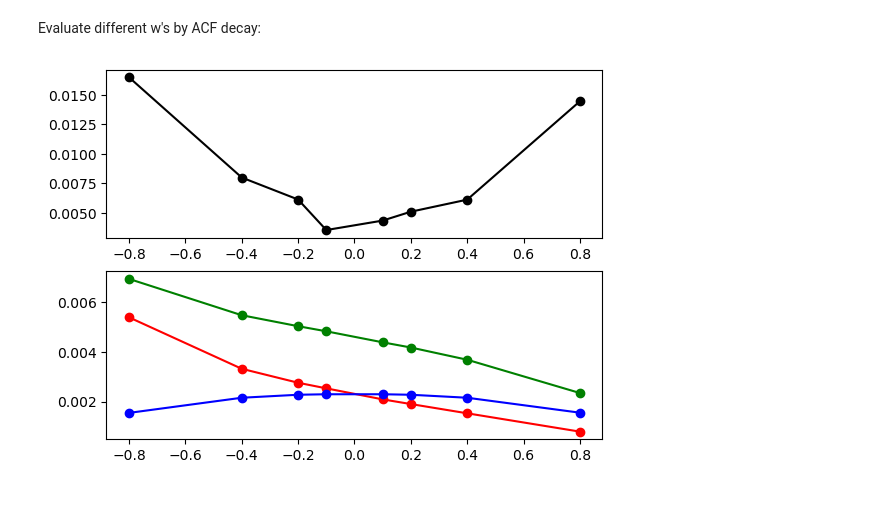
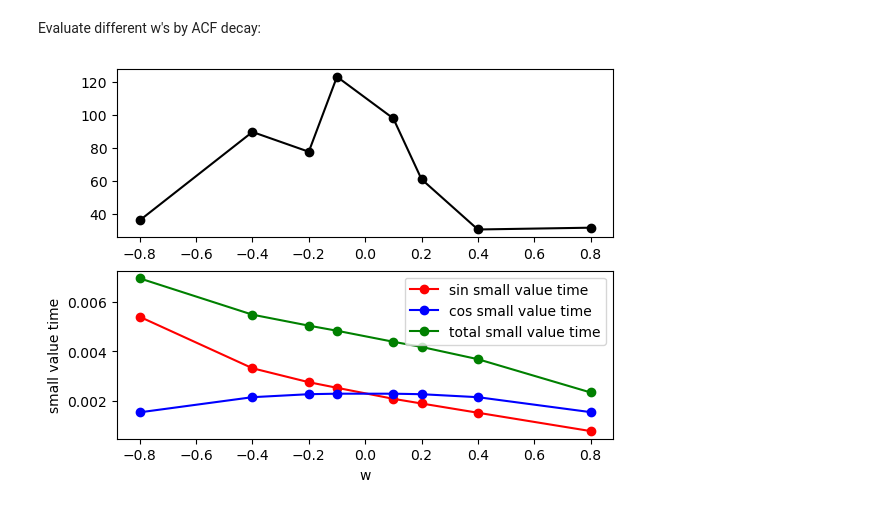
Before and after one commit to Macintosh-Yufei-Zhao/siderophore-game, a Jupyter notebook: w-asintheta.ipynb, the cells around one changed output. Drawn from its saved outputs; the diff is of its cells as text; code cells hidden in the pictures.

```diff
--- a/w-asintheta.ipynb
+++ b/w-asintheta.ipynb
@@ -87,7 +87,9 @@ wspan=[-0.8,-0.4,-0.2,-0.1,0.1,0.2,0.4,0.8]
 #wspan=[0.9,0.1,-0.9]
 
 
-decay_constants=[None]*len(wspan)
+decay_constants=np.zeros(len(wspan))
+periods=np.zeros(len(wspan))
+decay_measurements=np.zeros(len(wspan))
 small_sin=[None]*len(wspan)
 small_cos=[None]*len(wspan)
 for j in range(0,len(wspan)):
@@ -114,7 +116,10 @@ for j in range(0,len(wspan)):
     peaks_height = acf_result[peaks]
     peaks=peaks/100
     params, covariance = scipy.optimize.curve_fit(decay_func, peaks, peaks_height,p0=[0.05])
-    decay_constants[j]=params[0]
+    decay_constants[j]=float(params[0])
+    periods[j]=f.find_period(avgsinstochastic_1d)
+    for i in range(0,len(decay_constants)):
+        decay_measurements[i]=1/(decay_constants[i]*periods[i])
 
     # small value time
     orig_peaks,_=find_peaks(sinorig[:10*simu_time])
@@ -135,15 +140,18 @@ for j in range(0,len(wspan)):
 # %%
 small_tot=[None]*len(wspan)
 for i in range(0,len(wspan)):
     small_tot[i]=small_cos[i]+small_sin[i]
 # plot
 plt.figure()
 plt.subplot(2,1,1)
-plt.plot(wspan,decay_constants,'o-',label='decay constant',color='black')
+plt.plot(wspan,decay_measurements,'o-',label='decay constant',color='black')
 plt.subplot(2,1,2)
 plt.plot(wspan,small_sin,'o-',label='sin small value time',color='red')
 plt.plot(wspan,small_cos,'o-',label='cos small value time',color='blue')
 plt.plot(wspan,small_tot,'o-',label='total small value time',color='green')
+plt.legend()
+plt.xlabel('w')
+plt.ylabel('small value time')
 plt.show()
 # %% [output]
-[figure, old version]
+[figure, new version]
```
Also changed, not shown: parts of 1 cell of this notebook, 2 other files.
